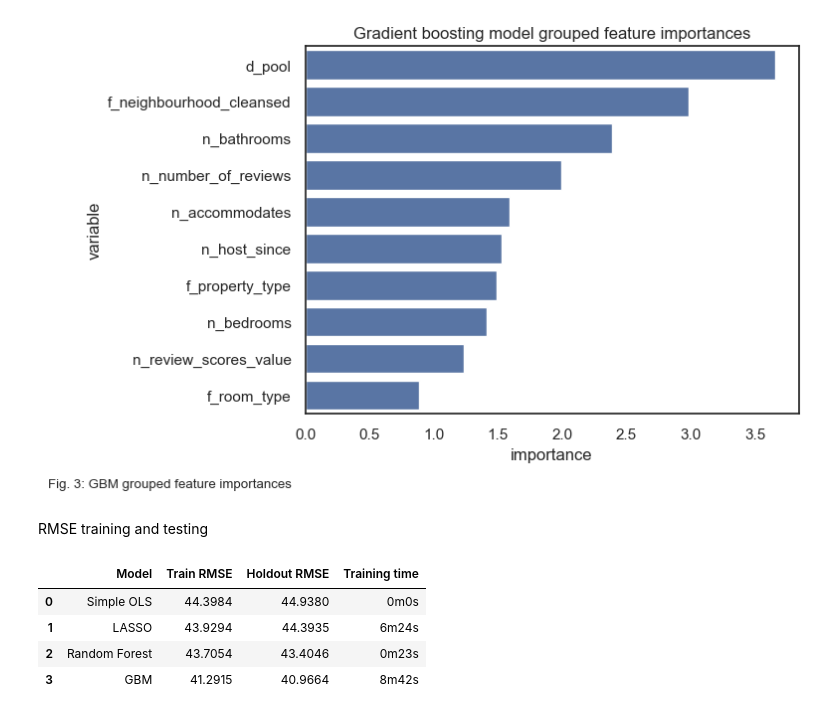
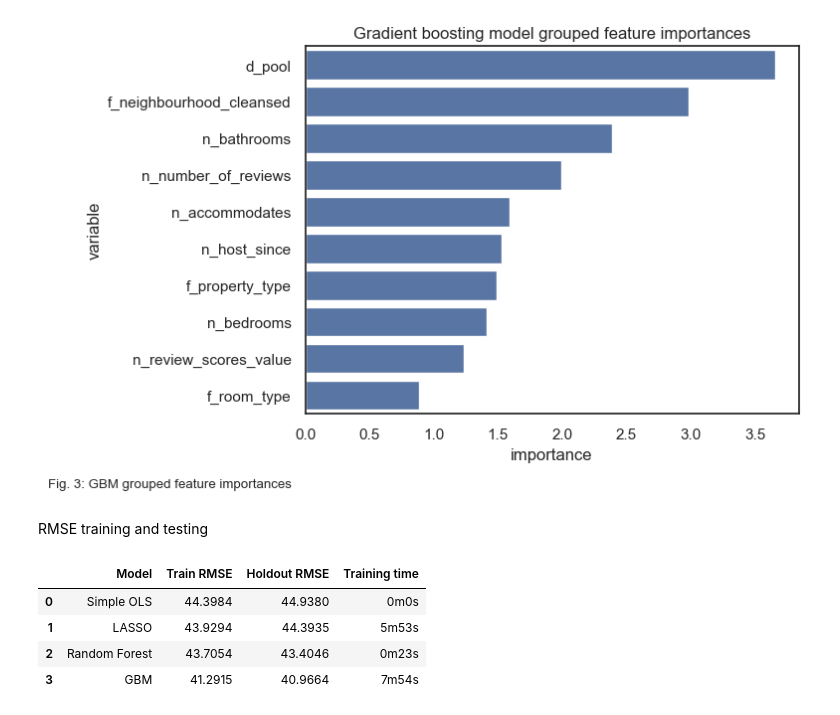
Before and after one commit to viethngn/Data_Analysis_3_ECBS5171, a Jupyter notebook: assignment2/assignment2_viethngn.ipynb, the cells around one changed output. Cells and saved outputs as stored; diff of their text form; code cells hidden in the pictures.

```diff
--- a/assignment2/assignment2_viethngn.ipynb
+++ b/assignment2/assignment2_viethngn.ipynb
@@ -213,10 +177,10 @@ data_train.shape, data_holdout.shape
 # %% [markdown]
 Simple OLS
 # %%
-ols_data_train, ols_data_holdout, _ = get_ols_train_test_split(work_df)
+ols_data_train, ols_data_holdout, ols_terms_list = get_ols_train_test_split(work_df)
 
 start_time = datetime.now()
-ols_model = LinearRegression().fit(ols_data_train.drop(columns=['price']), ols_data_train['price'])
+ols_model = LinearRegression().fit(ols_data_train[ols_terms_list], ols_data_train['price'])
 ols_time = datetime.now() - start_time
 ols_model
 # %% [output]
@@ -231,11 +195,11 @@ LASSO
 # %%
 # LASSO for OLS
 def get_lasso_matrices(data):
-    y = data['price']
-    X = data.drop(columns=['price'])
+    y_ = data['price']
+    X_ = data[lasso_terms_list]
     scaler = StandardScaler()
-    X = scaler.fit_transform(X)
-    return y, X
+    X_ = scaler.fit_transform(X_)
+    return y_, X_
 # %%
 %%time
 # get lasso data split
@@ -247,7 +211,7 @@ lasso_model = ElasticNet(l1_ratio = 1, fit_intercept = True)
 # define cv search
 lasso_search = GridSearchCV(
     lasso_model,
-    {"alpha":[i/100 for i in range(5, 60, 5)]},
+    {"alpha":[i/100 for i in range(10, 55, 5)]},
     cv=5,
     scoring="neg_root_mean_squared_error",
     verbose=3,
@@ -425,7 +389,7 @@ Boosting
 # %%
 gbm = GradientBoostingRegressor(learning_rate=0.01, random_state = 42)
 
-tune_grid = {"n_estimators": [200, 300, 500], "max_depth": [5, 10, 15], "min_samples_leaf": [5, 10, 15], "max_features": [6, 8, 10, 12], 'min_samples_split': [10, 20, 30]}
+tune_grid = {"n_estimators": [200, 300, 500], "max_depth": [5, 10, 15], "min_samples_leaf": [5, 10, 15], "max_features": [8, 10, 12], 'min_samples_split': [10, 20, 30]}
 
 gbm_model_cv = GridSearchCV(
     gbm,
@@ -626,19 +590,20 @@ RMSE training and testing
 # %%
 def get_time_delta(delta):
     return f'{delta.seconds // 60}m{delta.seconds % 60}s'
 
+lasso_y_holdout, lasso_X_holdout = get_lasso_matrices(lasso_data_holdout)
 diagnostic_df = pd.DataFrame({'Model': ['Simple OLS', 'LASSO', 'Random Forest', 'GBM'],
                               'Train RMSE': ['{:.4f}'.format(ols_rmse), '{:.4f}'.format(lasso_search.best_score_*-1), '{:.4f}'.format(rf_random.best_score_*-1), '{:.4f}'.format(gbm_model_cv.best_score_*-1)],
                               'Holdout RMSE': ['{:.4f}'.format(mean_squared_error(ols_model.predict(ols_data_holdout.drop(columns=['price'])), ols_data_holdout['price'], squared=False)),
-                                               '{:.4f}'.format(mean_squared_error(lasso_search.predict(X), y, squared=False)),
+                                               '{:.4f}'.format(mean_squared_error(lasso_search.predict(lasso_X_holdout), lasso_y_holdout, squared=False)),
                                                '{:.4f}'.format(mean_squared_error(rf_pipe.predict(data_holdout[numerical_columns + categorical_columns]), data_holdout['price'], squared=False)),
                                                '{:.4f}'.format(mean_squared_error(gbm_pipe.predict(data_holdout[numerical_columns + categorical_columns]), data_holdout['price'], squared=False))],
                               'Training time': [get_time_delta(ols_time), get_time_delta(lasso_time), get_time_delta(rf_time), get_time_delta(gbm_time)]
                               })
 diagnostic_df
 # %% [output]
 |  | Model | Train RMSE | Holdout RMSE | Training time |
 | 0 | Simple OLS | 44.3984 | 44.9380 | 0m0s |
-| 1 | LASSO | 43.9294 | 44.3935 | 6m24s |
+| 1 | LASSO | 43.9294 | 44.3935 | 5m53s |
 | 2 | Random Forest | 43.7054 | 43.4046 | 0m23s |
-| 3 | GBM | 41.2915 | 40.9664 | 8m42s |
+| 3 | GBM | 41.2915 | 40.9664 | 7m54s |
```
Also changed, not shown: parts of 20 cells of this notebook.
